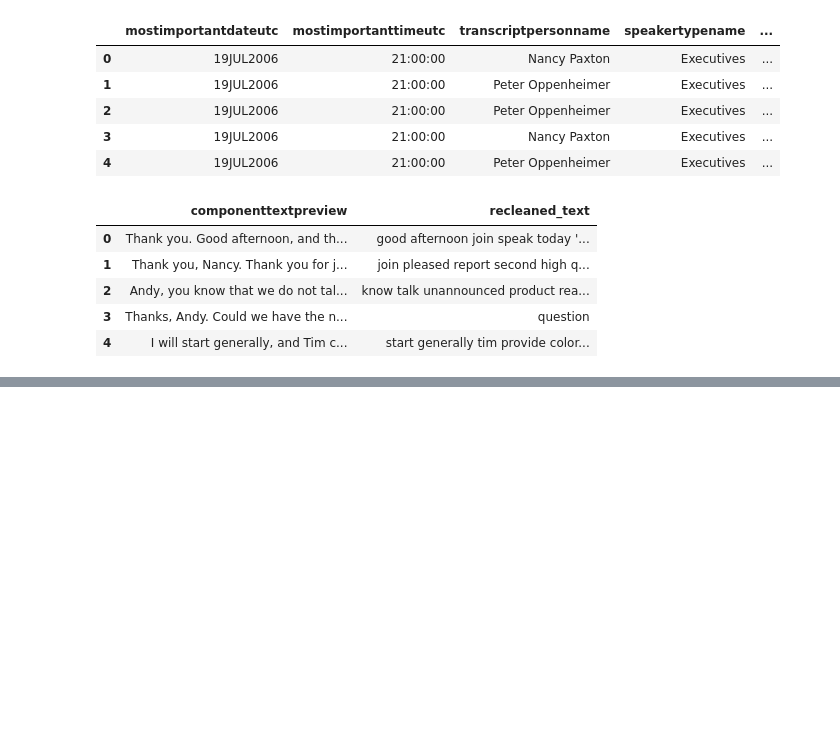
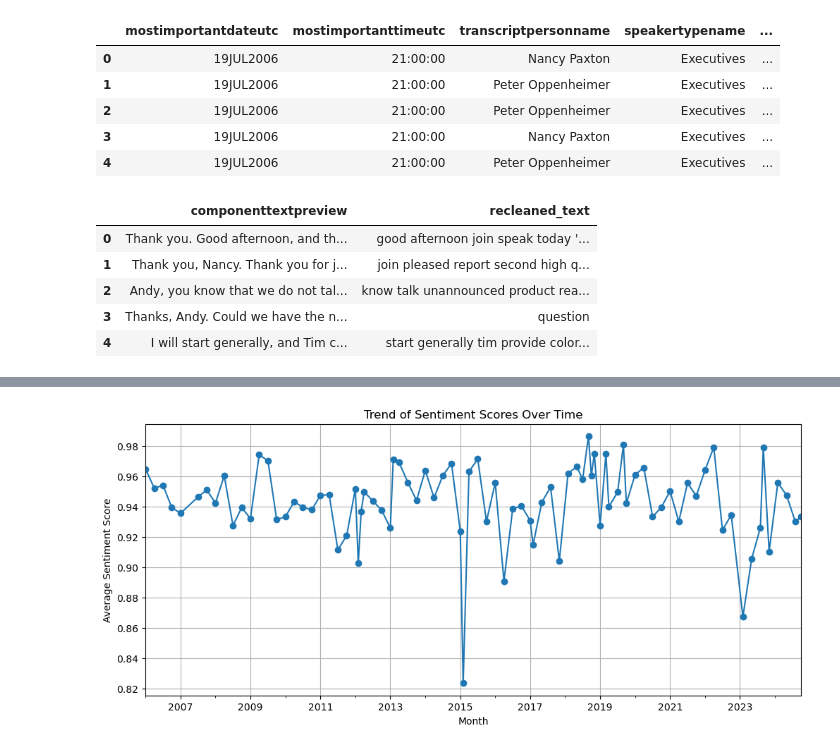
Before and after one commit to YifengQiu220/apple-sentiment-nlp, a Jupyter notebook: test1_2.23.ipynb, the cells around one changed output, grey strips where cells are left out. Saved outputs shown, nothing was run; the diff lists cells and outputs as text; code cells hidden in the pictures; blank space fills up the shorter version.

```diff
--- a/test1_2.23.ipynb
+++ b/test1_2.23.ipynb
@@ -401,0 +466,17 @@ executives_df_cleaned[["componenttextpreview", "recleaned_text"]].head()
+# %%
+import matplotlib.pyplot as plt
+
+# Ensure the date column is in datetime format
+executives_df_cleaned['date'] = pd.to_datetime(executives_df_cleaned['mostimportantdateutc'])
+
+# Calculate average sentiment score per month
+monthly_sentiment = executives_df_cleaned.groupby(executives_df_cleaned['date'].dt.to_period("M"))['cleaned_score'].mean()
+
+# Plot the trend over time
+monthly_sentiment.plot(kind='line', marker='o', figsize=(12, 5), title="Trend of Sentiment Scores Over Time")
+plt.ylabel("Average Sentiment Score")
+plt.xlabel("Month")
+plt.grid()
+plt.show()
+# %% [output]
+[figure, added]
```
Also changed, not shown: parts of 7 cells of this notebook, 1 other file.
